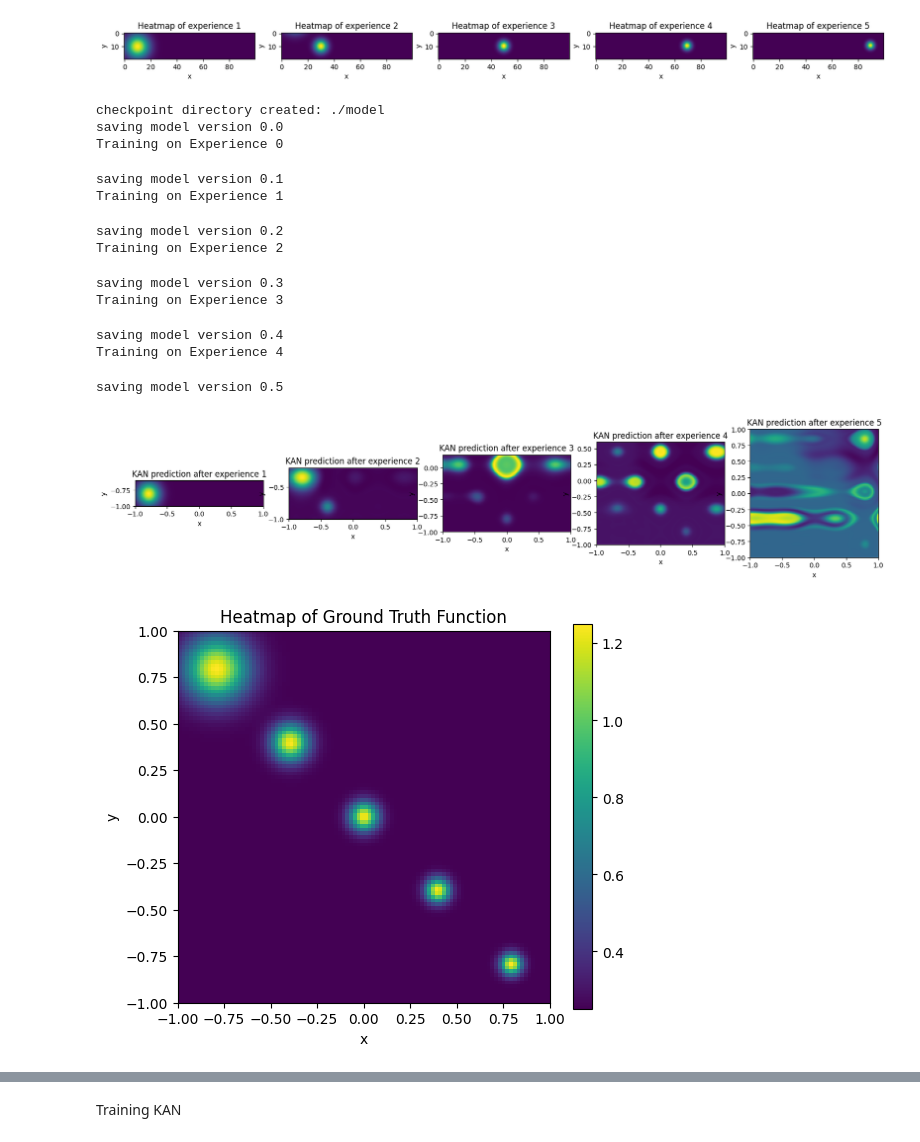
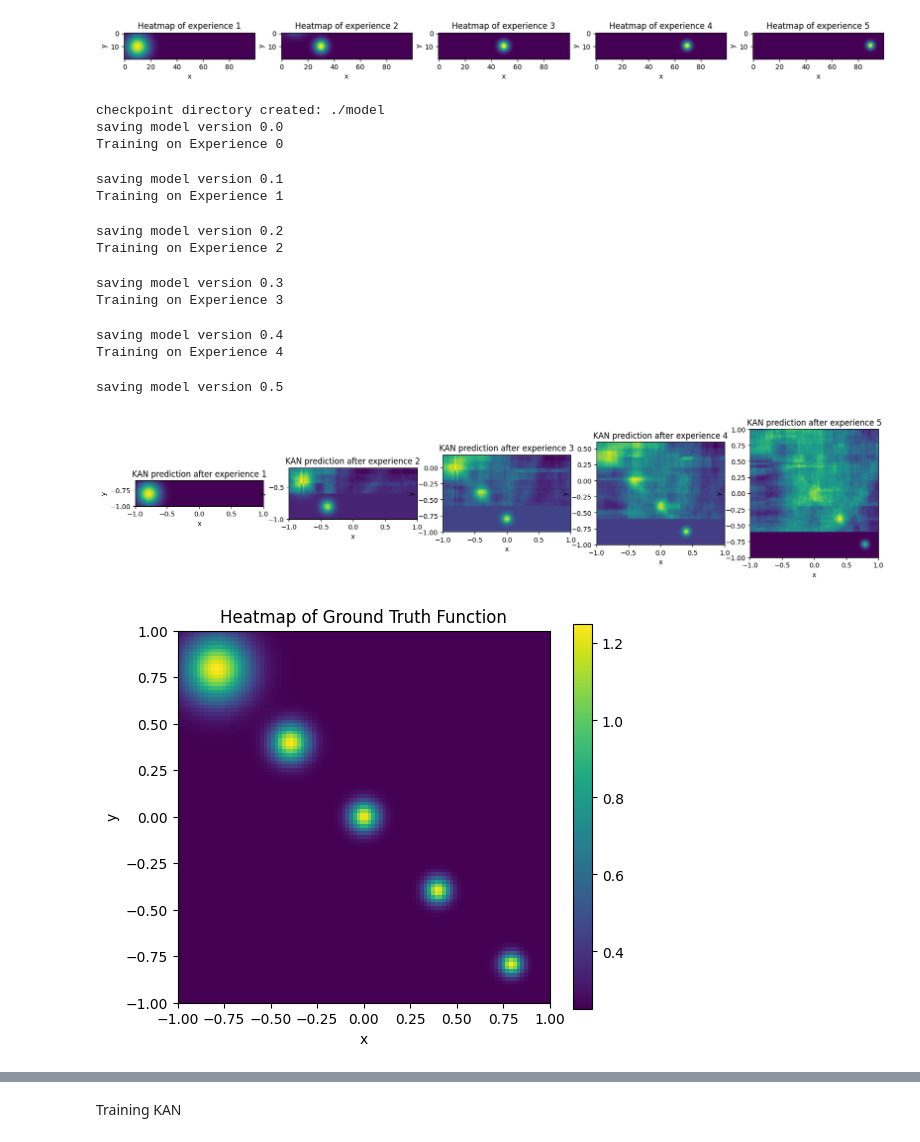
Before and after one commit to harris2001/KAN-T-Forget, a Jupyter notebook: Experiments/Toy_Examples/2D_Gaussians KAN_Continual.ipynb, the cells around one changed output, grey strips where cells are left out. Cells and saved outputs as stored; diff of their text form; code cells hidden in the pictures.

```diff
--- a/Experiments/Toy_Examples/2D_Gaussians KAN_Continual.ipynb
+++ b/Experiments/Toy_Examples/2D_Gaussians KAN_Continual.ipynb
@@ -95,7 +95,9 @@ from kan import KAN
 # 2,2,3,1 architecture with grid=6/7 and k=5 => gives symmetric properties
 # 2,2,3,1 architecture with grid=6 and k=5 => shows symmetric properties
 # 2,4,4,1 architecture with grid=6 and k=5 => shows position preservation
-model = KAN(width=[2,2,3,1], grid=6, k=5, sp_trainable=False, sb_trainable=False)
+model = KAN(width=[2,20,1], grid=150, k=4, sp_trainable=False, sb_trainable=False)
+# model = KAN(width=[2,4,4,1], grid=6, k=5, sp_trainable=False, sb_trainable=False)
+
 device = 'cuda' if torch.cuda.is_available() else 'cpu'
 model.to(device)
 
@@ -143,32 +145,32 @@ for i in range(n_experiences):
     # plt.xlabel('x')
     # plt.ylabel('y')
     # plt.show()
     axs[i].imshow(predictions_grid, cmap='viridis', extent=[-1, 1,-1, -1+2*(i+1)/5])
     axs[i].set_title(f'KAN prediction after experience {i+1}')
     axs[i].set_xlabel('x')
     axs[i].set_ylabel('y')
 # torch.save(model.state_dict(), 'kan_2d_gaussian_continual.pth')
 
 # Plotting the ground truth function
 plt.figure(figsize=(6, 5))
 plt.imshow(f_xy, cmap='viridis', extent=[-1, 1, -1, 1])
 plt.colorbar()
 plt.title('Heatmap of Ground Truth Function')
 plt.xlabel('x')
 plt.ylabel('y')
 plt.show()
 # %% [output]
 checkpoint directory created: ./model
 saving model version 0.0
 Training on Experience 0
 saving model version 0.1
 Training on Experience 1
 saving model version 0.2
 Training on Experience 2
 saving model version 0.3
 Training on Experience 3
 saving model version 0.4
 Training on Experience 4
 saving model version 0.5
-[figure, old version]
+[figure, new version]
 [figure]
```
Also changed, not shown: parts of 2 cells of this notebook, 32 other files.
